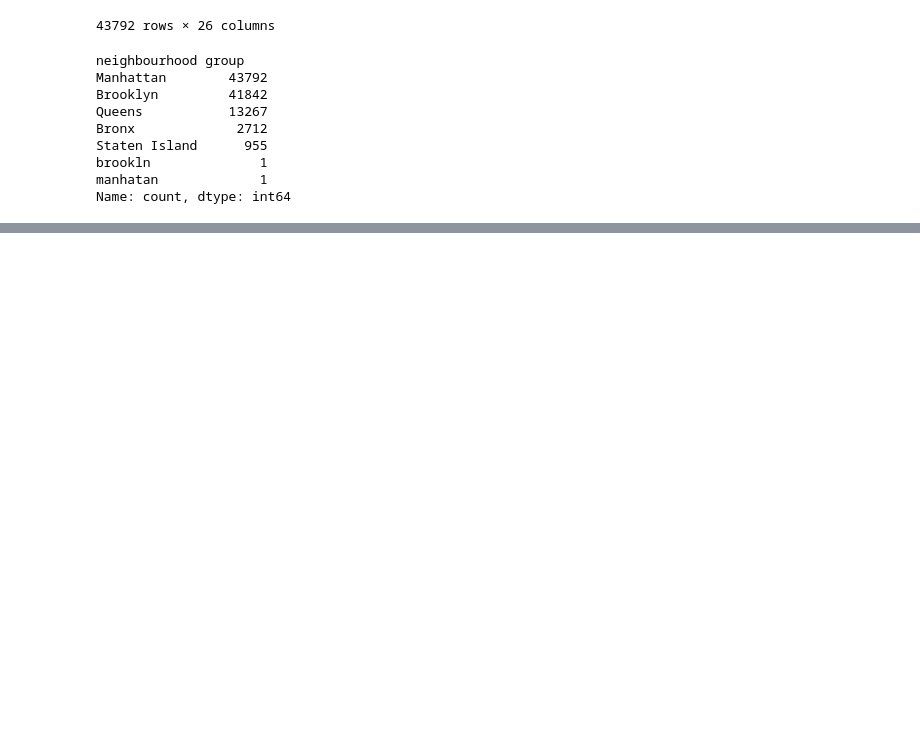
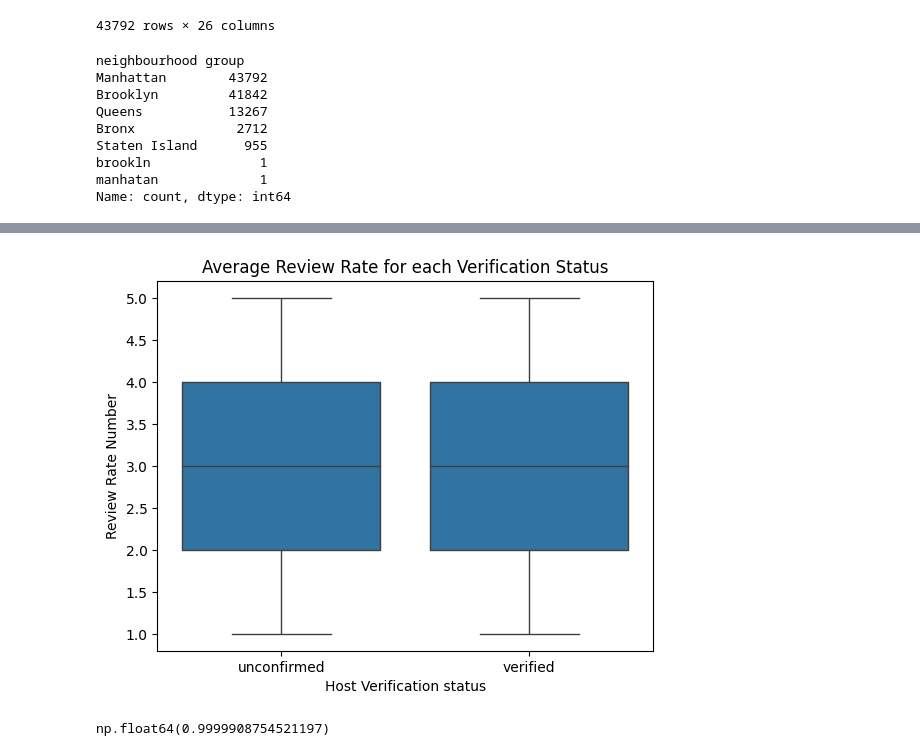
Before and after one commit to DDEV98/Internships, a Jupyter notebook: Edunet/VOIS_AICTE_Oct2025_DomanLal/Doman_lal_Source_Code.ipynb, the cells around one changed output, grey strips where cells are left out. Drawn from its saved outputs; the diff is of its cells as text; code cells hidden in the pictures; blank space fills up the shorter version.

```diff
--- a/Edunet/VOIS_AICTE_Oct2025_DomanLal/Doman_lal_Source_Code.ipynb
+++ b/Edunet/VOIS_AICTE_Oct2025_DomanLal/Doman_lal_Source_Code.ipynb
@@ -87,0 +185,12 @@ hi bye....
+# %%
+base_color = sns.color_palette()[0]
+sns.boxplot(data = df, x = "host_identity_verified", y = "review rate number" , color = base_color);
+plt.xlabel('Host Verification status');
+plt.ylabel('Review Rate Number');
+plt.title('Average Review Rate for each Verification Status');
+# %% [output]
+[figure, added]
+# %%
+df['price'].corr(df['service fee'])
+# %% [output]
+np.float64(0.9999908754521197)
```
Also changed, not shown: parts of 29 cells of this notebook, 1 other file.
